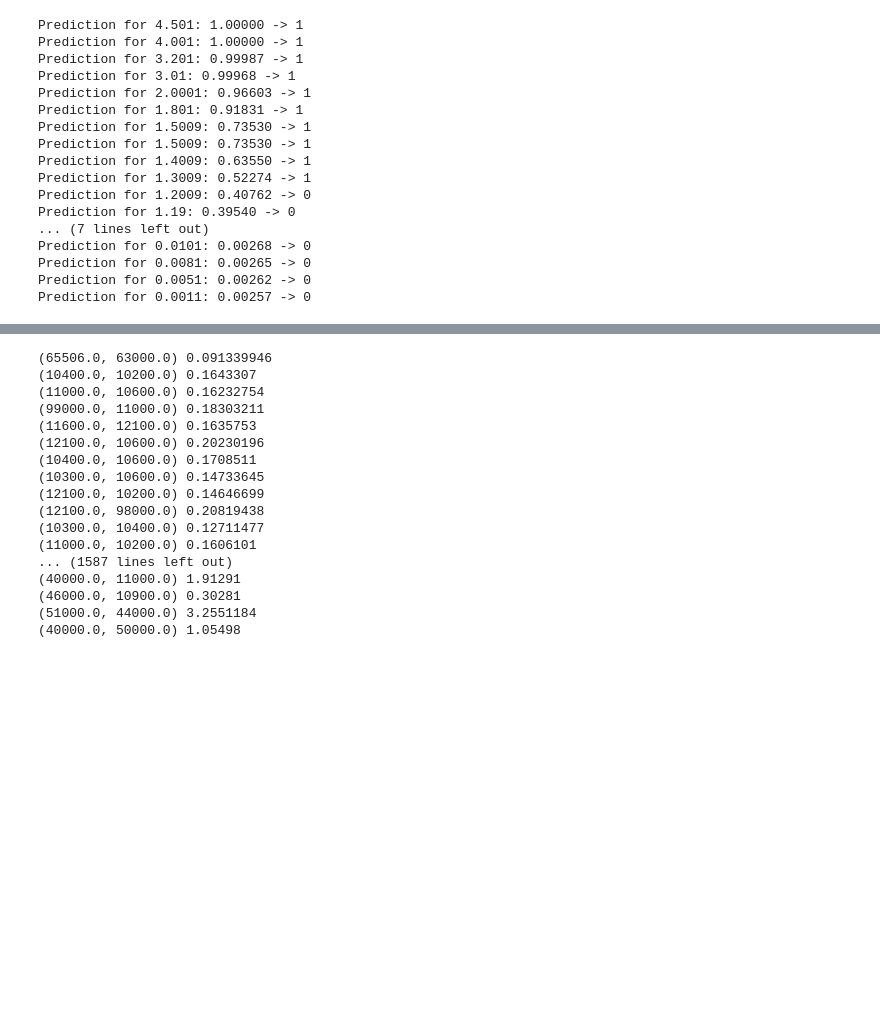
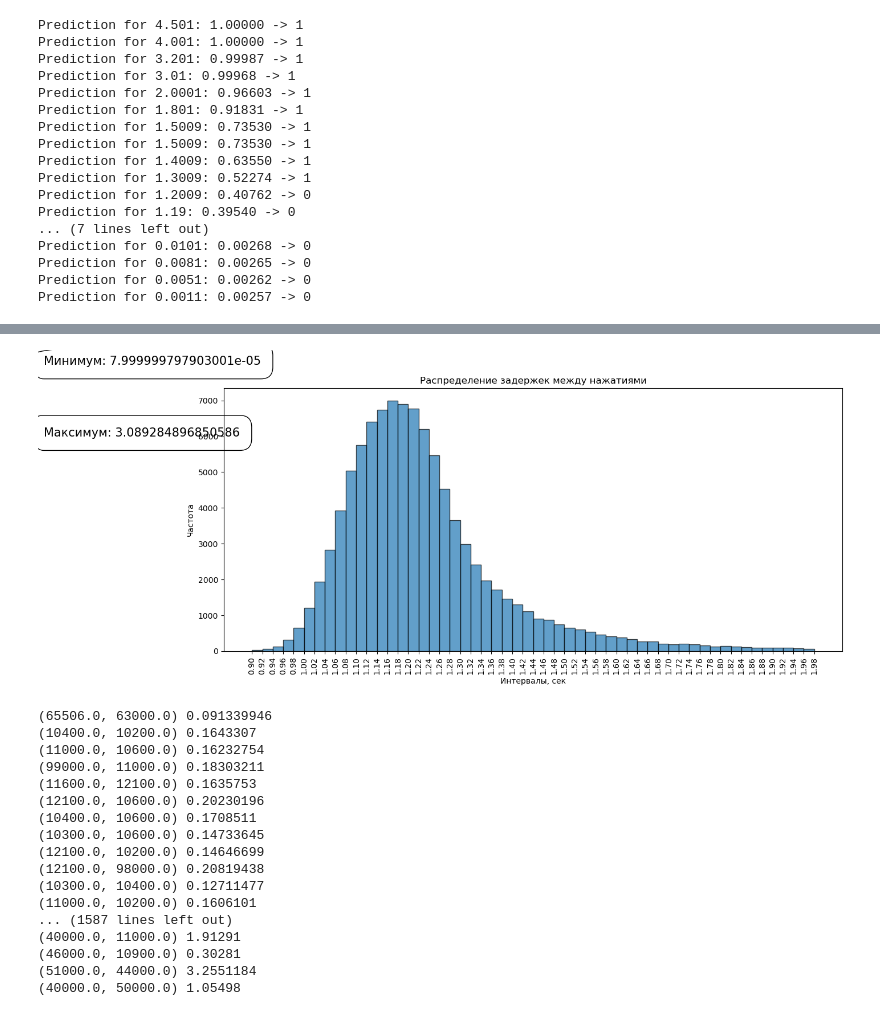
Before and after one commit to AleksandrBelous/AI-Handwriting-Analyzer, a Jupyter notebook: NN_article.ipynb, the cells around one changed output, grey strips where cells are left out. Cells and saved outputs as stored; diff of their text form; code cells hidden in the pictures; blank space fills up the shorter version.

```diff
--- a/NN_article.ipynb
+++ b/NN_article.ipynb
@@ -579,3 +584,43 @@ plt.show()
+# %%
+import numpy as np
+import matplotlib.pyplot as plt
+
+data = get_X('datasets_bad_article.txt')[:, 1]
+# mask = data != 99999.0
+# data = data[mask]
+
+# Определение интервалов
+bins = np.arange(0.9, 2.0, 0.02)
+
+# Построение гистограммы
+hist, bin_edges = np.histogram(data, bins=bins)
+
+# Вывод интервалов и соответствующих подсчетов
+# for i in range(len(hist)):
+#     print(f"От {bin_edges[i]} до {bin_edges[i+1]}: {hist[i]}")
+
+# Построение графика
+plt.figure(figsize=(14, 6))
+
+plt.hist(data, bins=bins, edgecolor='black', alpha=0.7)
+
+plt.xlabel('Интервалы, сек')
+plt.ylabel('Частота')
+plt.title('Распределение задержек между нажатиями')
+
+# plt.xticks(bins)
+plt.xticks(bins, rotation=90)  # Установка меток оси X и их поворот на 90 градусов для лучшей читаемости
+# plt.grid(axis='x', linestyle='--')  # Добавление сетки по оси X для лучшей визуализации
+
+# Добавление рамки с минимальным и максимальным значениями
+# Добавление рамки с минимальным и максимальным значениями
+# print(data.min(), data.max())
+plt.text(0.5, 8000, f"Минимум: {data.min()}", fontsize=15, ha='left', bbox=dict(facecolor='none', edgecolor='black', boxstyle='round,pad=1'))
+plt.text(0.5, 6000, f"Максимум: {data.max()}", fontsize=15, ha='left', bbox=dict(facecolor='none', edgecolor='black', boxstyle='round,pad=1'))
+
+plt.show()
+# %% [output]
+[figure, added]
 # %%
 import numpy as np
 
```
Also changed, not shown: parts of 4 cells of this notebook.
